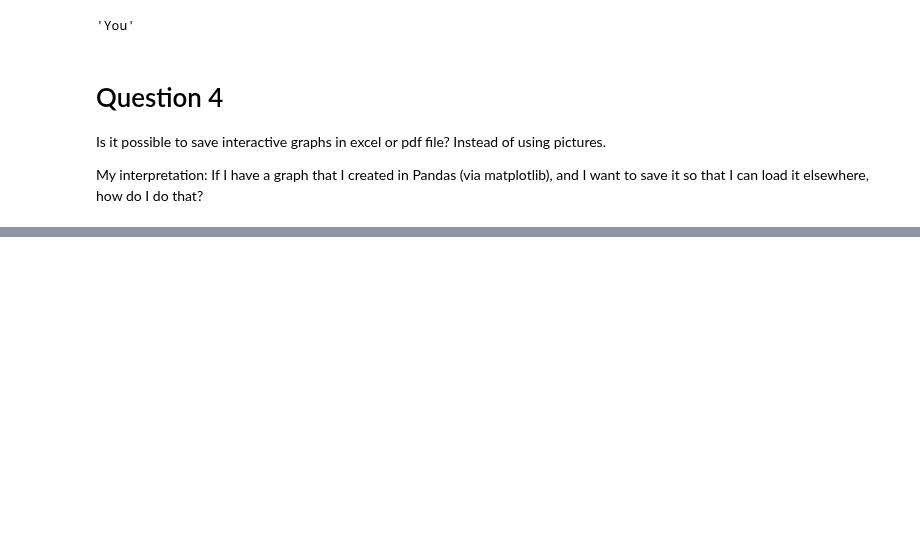
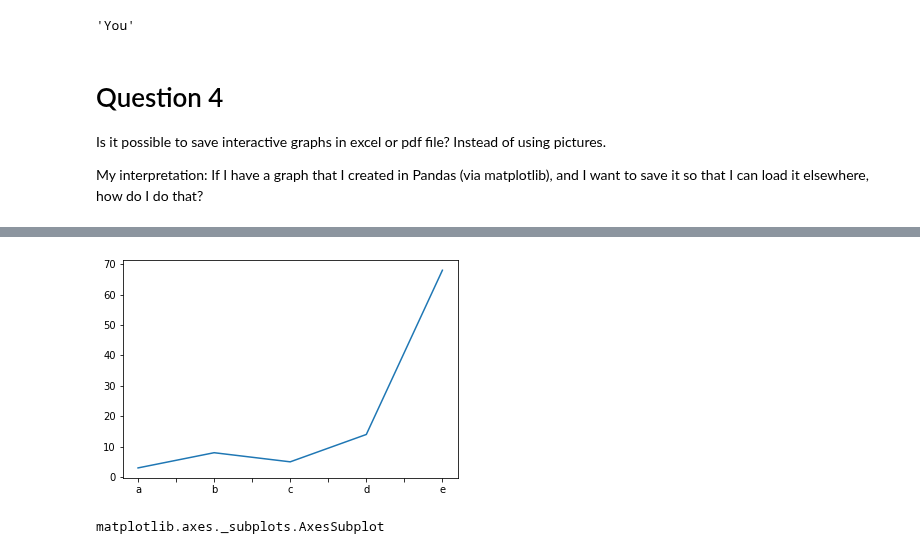
Before and after one commit to reuven/oreilly-2021-q3-first-steps, a Jupyter notebook: Office hours, 2021 09Sep 1.ipynb, the cells around one changed output, grey strips where cells are left out. Cells and saved outputs as stored; diff of their text form; code cells hidden in the pictures; blank space fills up the shorter version.

```diff
--- a/Office hours, 2021 09Sep 1.ipynb
+++ b/Office hours, 2021 09Sep 1.ipynb
@@ -130,0 +156,10 @@ My interpretation: If I have a graph that I created in Pandas (via matplotlib),
+# %%
+p = df['v'].plot()
+# %% [output]
+[figure, added]
+# %%
+
+
+type(p)
+# %% [output]
+matplotlib.axes._subplots.AxesSubplot
```
Also changed, not shown: parts of 8 cells of this notebook.
